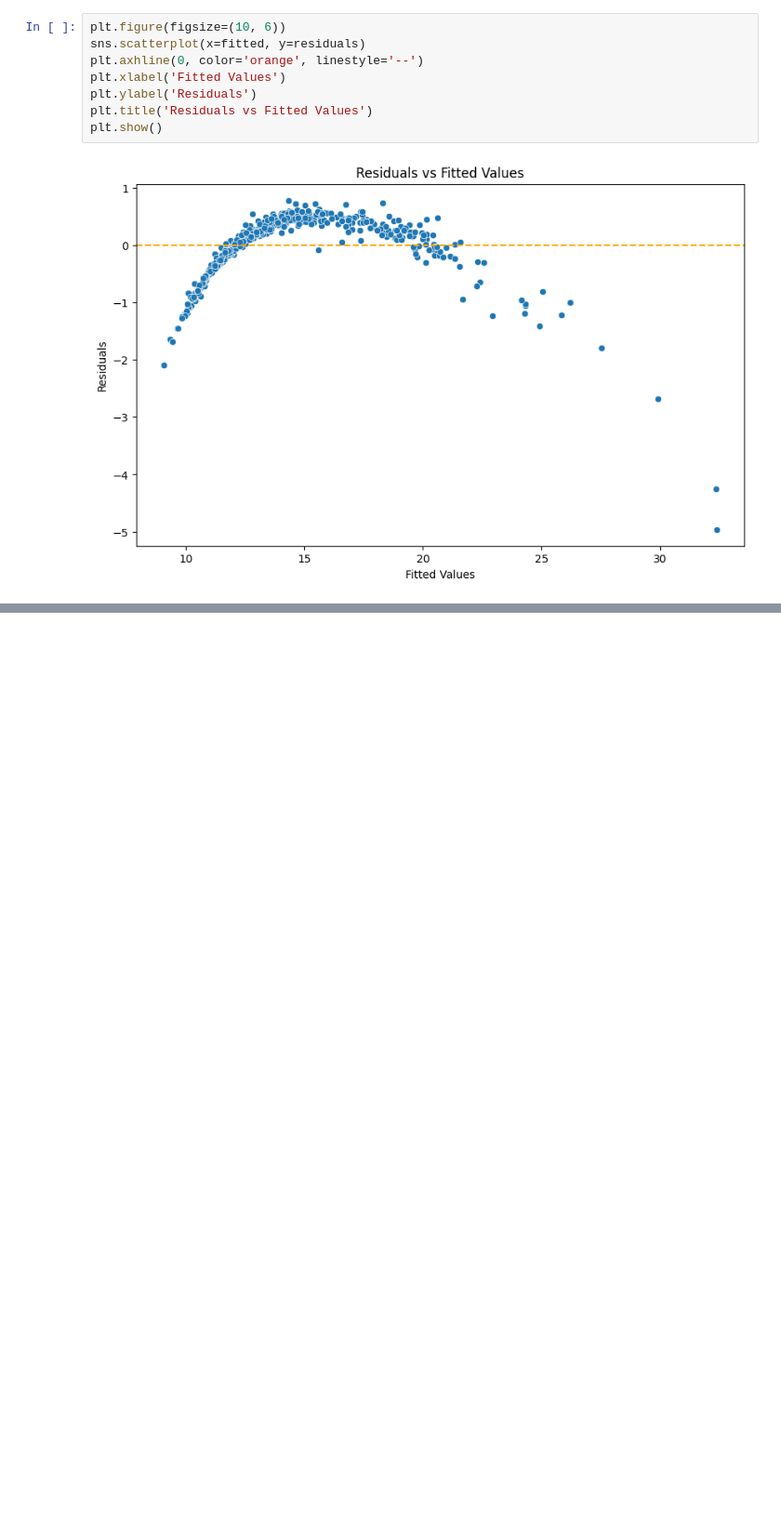
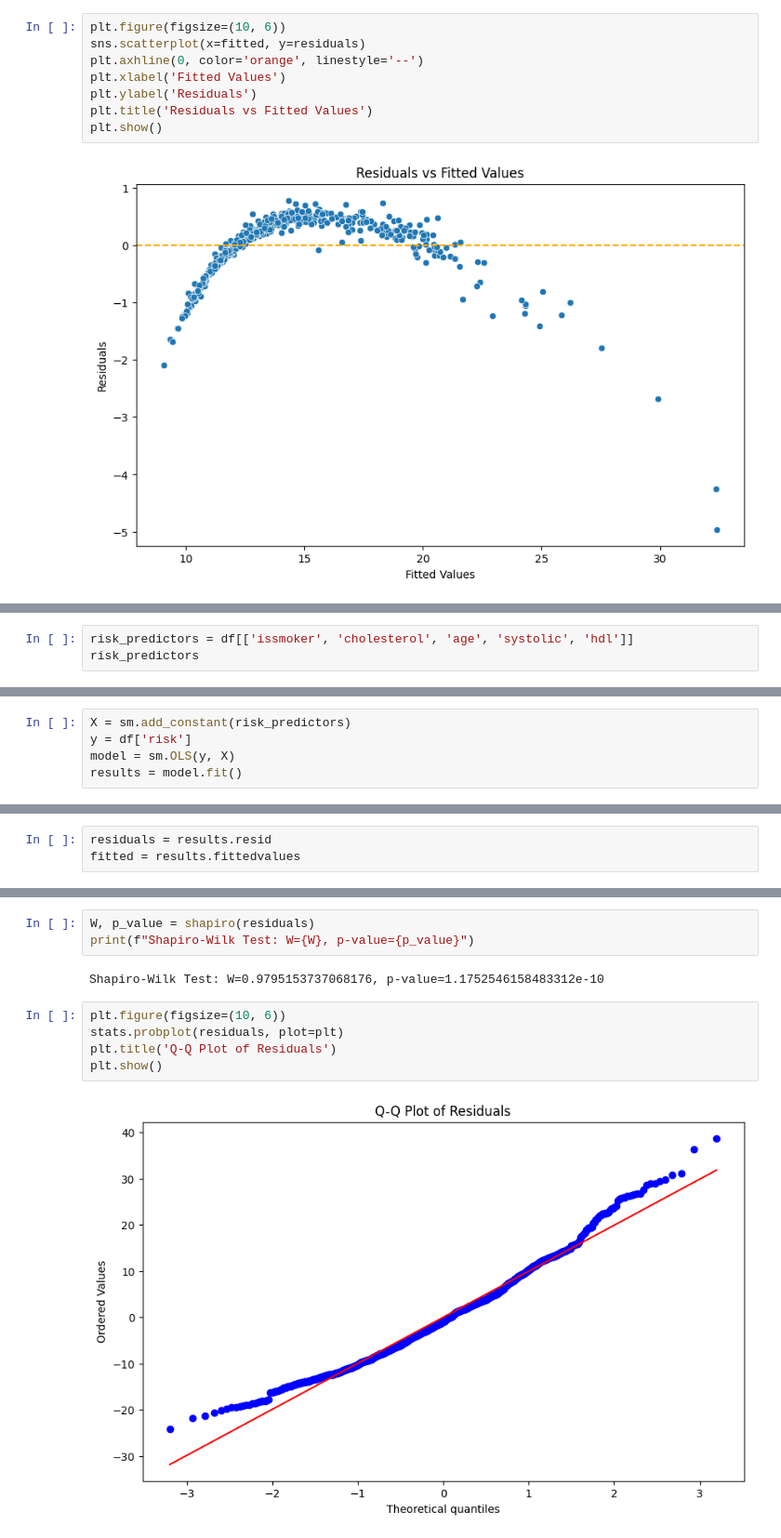
Before and after one commit to ktdutta/datasci_6_regression, a Jupyter notebook: datasci_6_regression.ipynb, the cells around one changed output, grey strips where cells are left out. Shown: that part at 93% size. Drawn from its saved outputs; the diff is of its cells as text; blank space fills up the shorter version.

```diff
--- a/datasci_6_regression.ipynb
+++ b/datasci_6_regression.ipynb
@@ -204,0 +270,3 @@ plt.show()
+# %%
+risk_predictors = df[['issmoker', 'cholesterol', 'age', 'systolic', 'hdl']]
+risk_predictors
@@ -204,0 +287,5 @@ plt.show()
+# %%
+X = sm.add_constant(risk_predictors)
+y = df['risk']
+model = sm.OLS(y, X)
+results = model.fit()
@@ -204,0 +360,3 @@ plt.show()
+# %%
+residuals = results.resid
+fitted = results.fittedvalues
@@ -204,0 +365,12 @@ plt.show()
+# %%
+W, p_value = shapiro(residuals)
+print(f"Shapiro-Wilk Test: W={W}, p-value={p_value}")
+# %% [output]
+Shapiro-Wilk Test: W=0.9795153737068176, p-value=1.1752546158483312e-10
+# %%
+plt.figure(figsize=(10, 6))
+stats.probplot(residuals, plot=plt)
+plt.title('Q-Q Plot of Residuals')
+plt.show()
+# %% [output]
+[figure, added]
```
Also changed, not shown: parts of 34 cells of this notebook.
